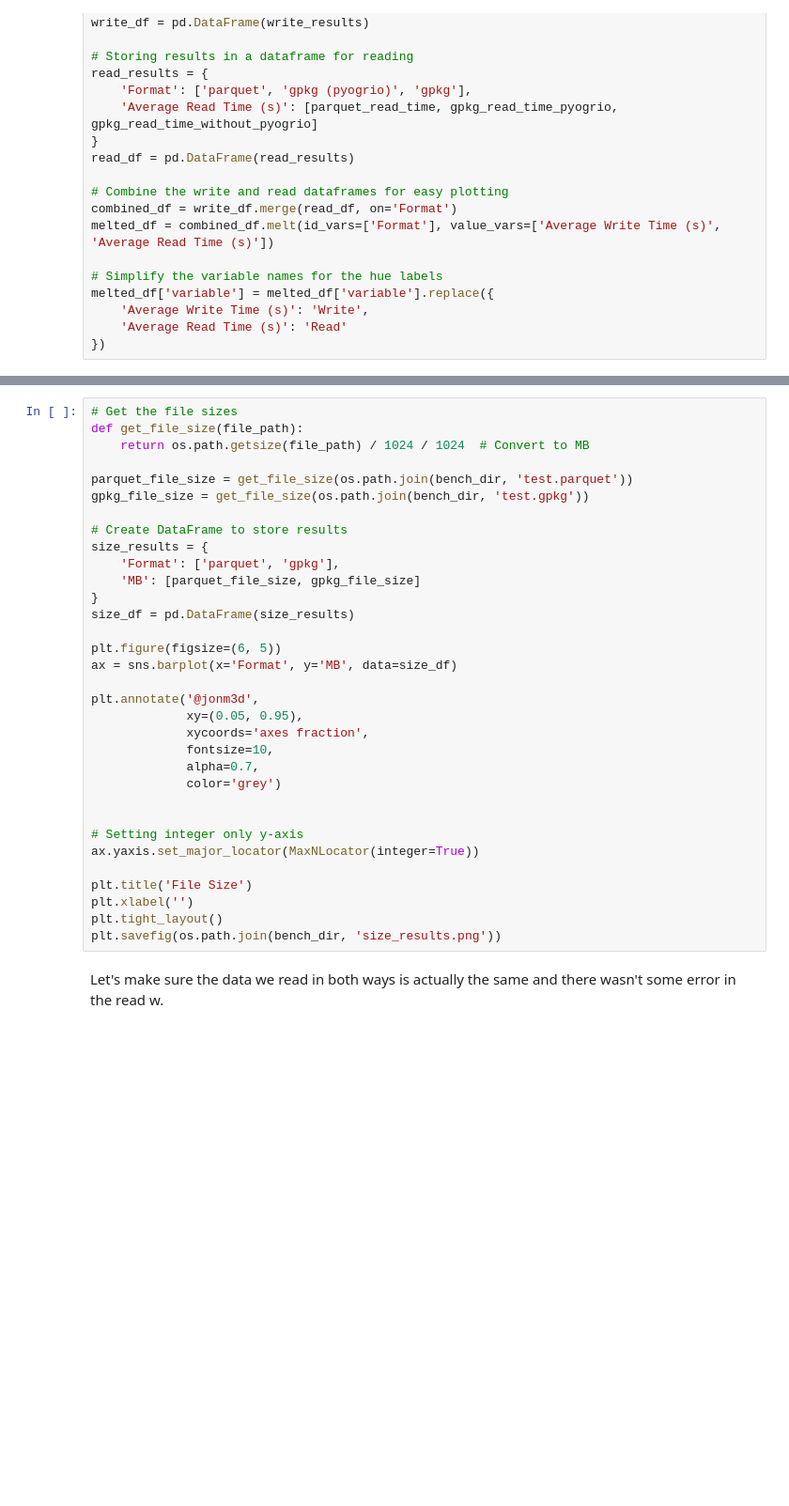
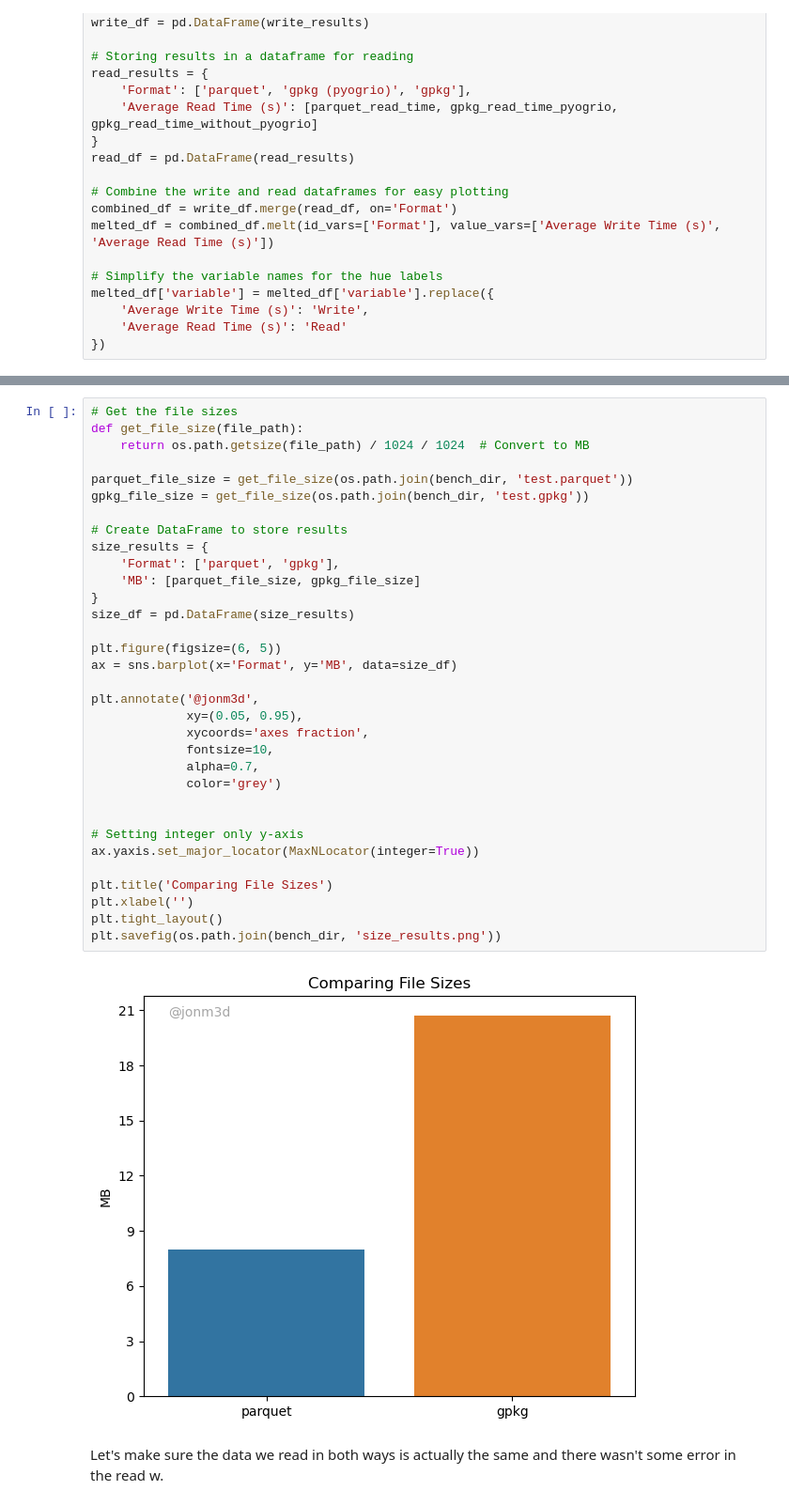
Before and after one commit to jonm3D/geobench, a Jupyter notebook: gpkg_vs_parquet_benchmark.ipynb, the cells around one changed output, grey strips where cells are left out. Shown at 94% size. Saved outputs shown, nothing was run; the diff lists cells and outputs as text; blank space fills up the shorter version.

Commit message:
notebook plots

```diff
--- a/gpkg_vs_parquet_benchmark.ipynb
+++ b/gpkg_vs_parquet_benchmark.ipynb
@@ -127,34 +129,36 @@ plt.savefig(os.path.join(bench_dir, 'speed_results.png'))
 def get_file_size(file_path):
     return os.path.getsize(file_path) / 1024 / 1024  # Convert to MB
 
 parquet_file_size = get_file_size(os.path.join(bench_dir, 'test.parquet'))
 gpkg_file_size = get_file_size(os.path.join(bench_dir, 'test.gpkg'))
 
 # Create DataFrame to store results
 size_results = {
     'Format': ['parquet', 'gpkg'],
     'MB': [parquet_file_size, gpkg_file_size]
 }
 size_df = pd.DataFrame(size_results)
 
 plt.figure(figsize=(6, 5))
 ax = sns.barplot(x='Format', y='MB', data=size_df)
 
 plt.annotate('@jonm3d',
              xy=(0.05, 0.95),
              xycoords='axes fraction',
              fontsize=10,
              alpha=0.7,
              color='grey')
 
 
 # Setting integer only y-axis
 ax.yaxis.set_major_locator(MaxNLocator(integer=True))
 
-plt.title('File Size')
+plt.title('Comparing File Sizes')
 plt.xlabel('')
 plt.tight_layout()
 plt.savefig(os.path.join(bench_dir, 'size_results.png'))
+# %% [output]
+[figure, added]
 # %% [markdown]
 Let's make sure the data we read in both ways is actually the same and there wasn't some error in the read w.
 # %%
```
Also changed, not shown: parts of 2 cells of this notebook.
